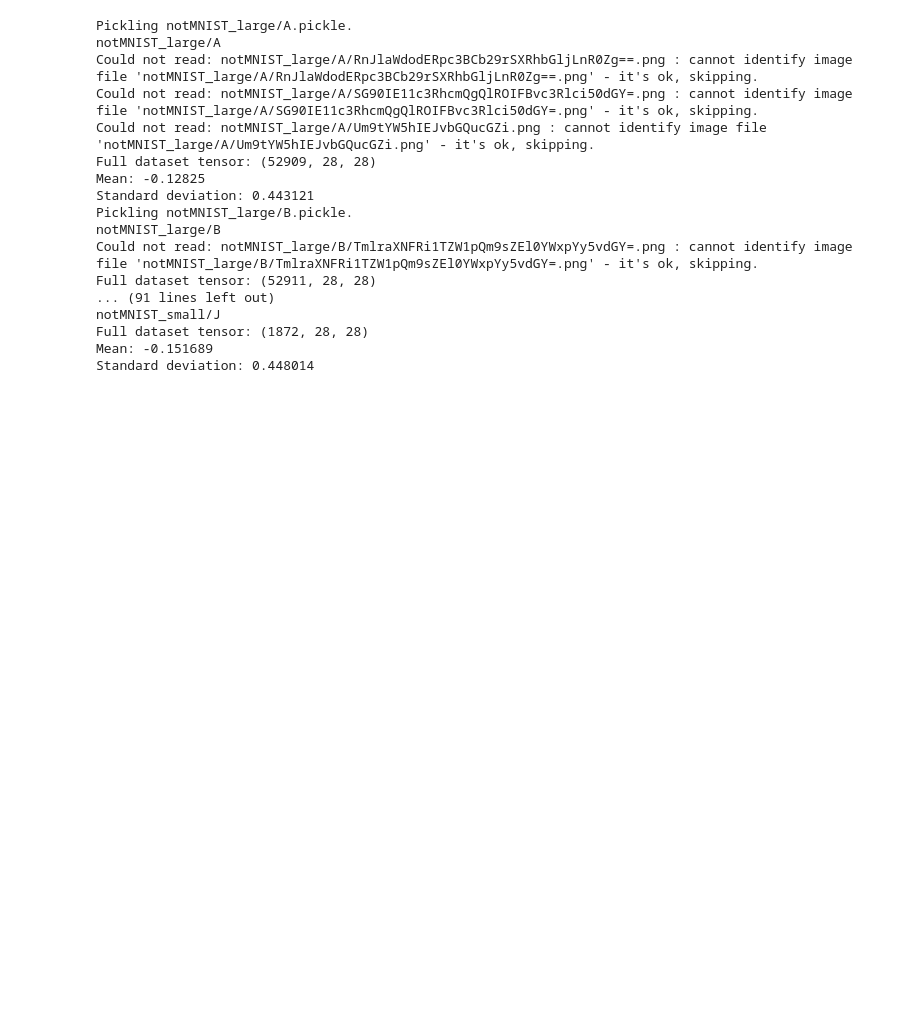
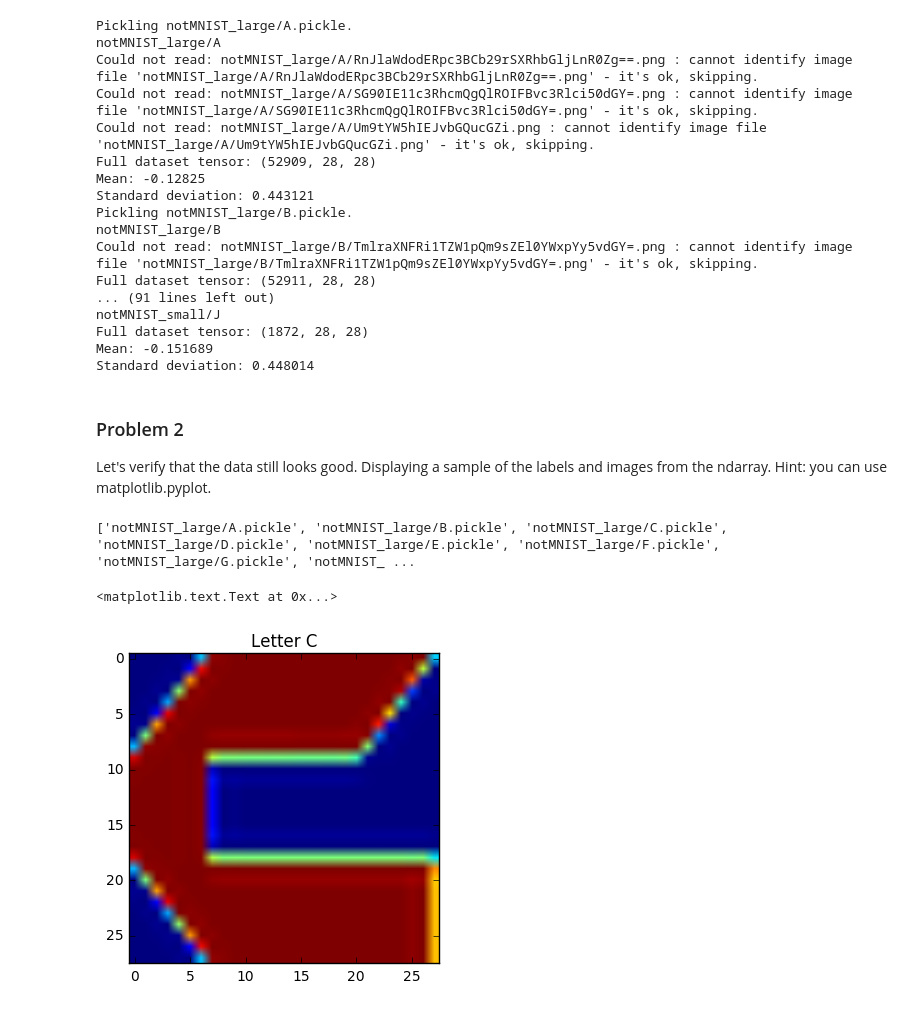
Before and after one commit to jfalkson/deep_learning_udacity, a Jupyter notebook: assigment_1.ipynb, the cells around one changed output. Drawn from its saved outputs; the diff is of its cells as text; code cells hidden in the pictures; blank space fills up the shorter version.

```diff
--- a/assigment_1.ipynb
+++ b/assigment_1.ipynb
@@ -177,3 +177,18 @@ notMNIST_small/J
 Full dataset tensor: (1872, 28, 28)
 Mean: -0.151689
 Standard deviation: 0.448014
+# %% [markdown]
+### Problem 2
+Let's verify that the data still looks good. Displaying a sample of the labels and images from the ndarray. Hint: you can use matplotlib.pyplot.
+# %%
+#now going to show some labels
+%matplotlib inline
+print(train_datasets)
+with open(train_datasets[2], 'rb') as f:
+        letter_set = pickle.load(f)
+plt.imshow(letter_set[0])
+plt.title("Letter C")
+# %% [output]
+['notMNIST_large/A.pickle', 'notMNIST_large/B.pickle', 'notMNIST_large/C.pickle', 'notMNIST_large/D.pickle', 'notMNIST_large/E.pickle', 'notMNIST_large/F.pickle', 'notMNIST_large/G.pickle', 'notMNIST_ ...
+<matplotlib.text.Text at 0x...>
+[figure, added]
```
Also changed, not shown: parts of 25 cells of this notebook.
